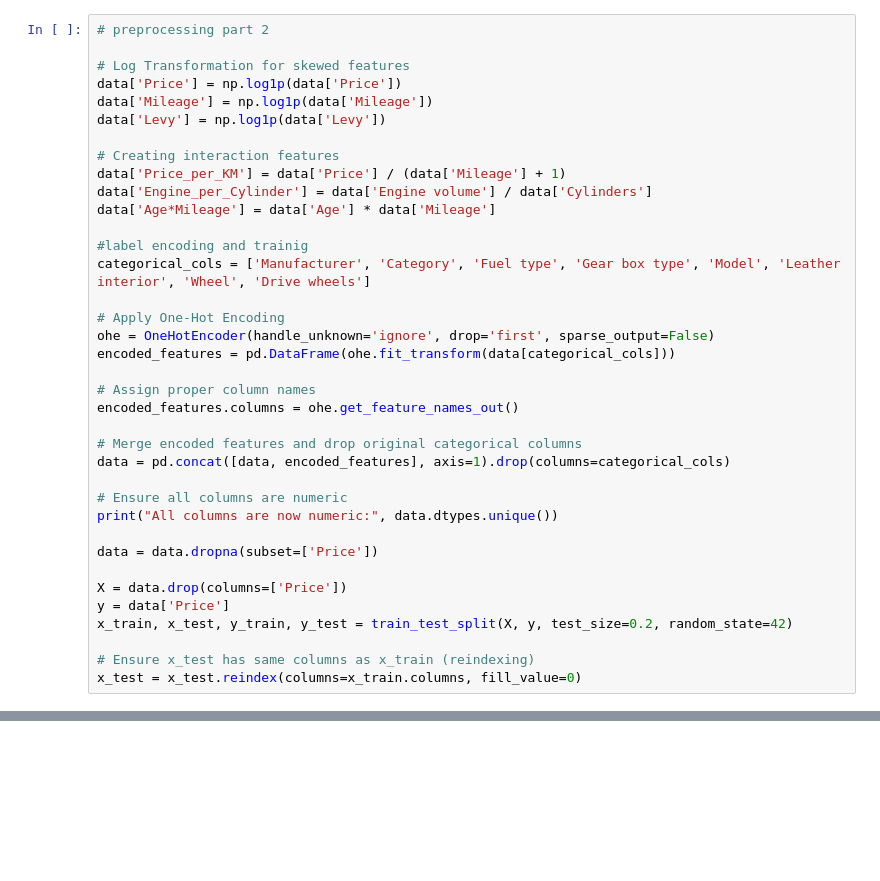
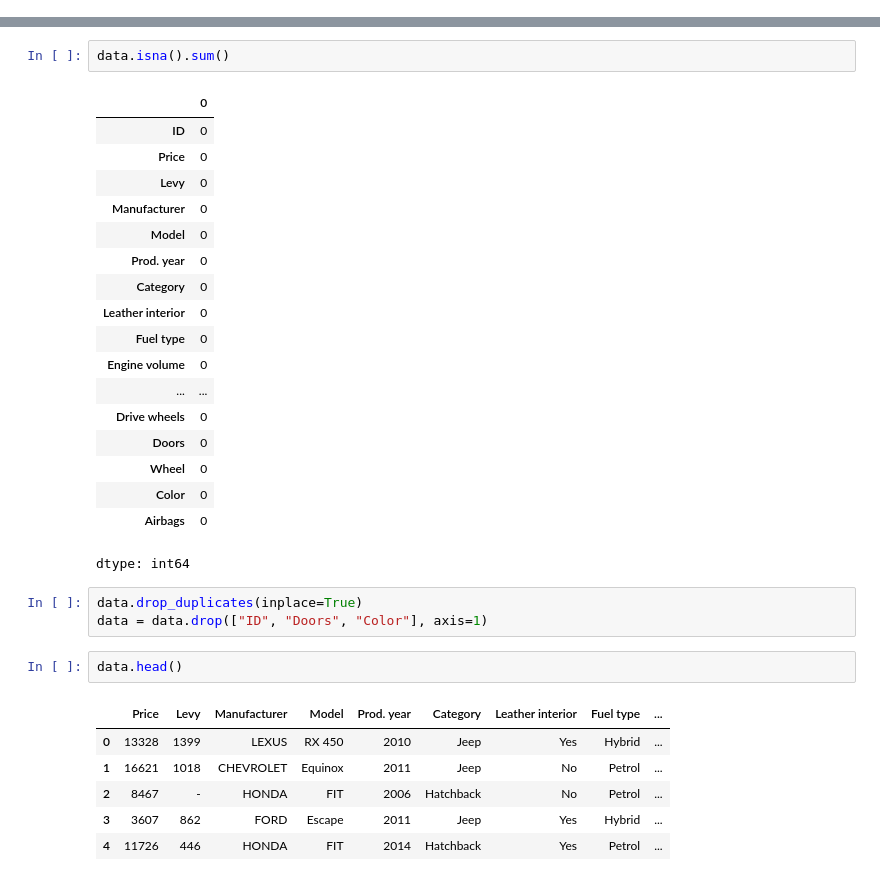
Before and after one commit to saif-gitreps/Car-price-prediction-model, a Jupyter notebook: main.ipynb, the cells around one changed output, grey strips where cells are left out. Saved outputs shown, nothing was run; the diff lists cells and outputs as text; blank space fills up the shorter version.

Commit message:
Update: Preprocessing steps and single data prediction.

```diff
--- a/main.ipynb
+++ b/main.ipynb
@@ -100,37 +27,0 @@ for col in numeric_data:
-# %%
-# preprocessing part 2
-
-# Log Transformation for skewed features
-data['Price'] = np.log1p(data['Price'])
-data['Mileage'] = np.log1p(data['Mileage'])
-data['Levy'] = np.log1p(data['Levy'])
-
-# Creating interaction features
-data['Price_per_KM'] = data['Price'] / (data['Mileage'] + 1)
-data['Engine_per_Cylinder'] = data['Engine volume'] / data['Cylinders']
-data['Age*Mileage'] = data['Age'] * data['Mileage']
-
-#label encoding and trainig
-categorical_cols = ['Manufacturer', 'Category', 'Fuel type', 'Gear box type', 'Model', 'Leather interior', 'Wheel', 'Drive wheels']
-
-# Apply One-Hot Encoding
-ohe = OneHotEncoder(handle_unknown='ignore', drop='first', sparse_output=False)
-encoded_features = pd.DataFrame(ohe.fit_transform(data[categorical_cols]))
-
-# Assign proper column names
-encoded_features.columns = ohe.get_feature_names_out()
-
-# Merge encoded features and drop original categorical columns
-data = pd.concat([data, encoded_features], axis=1).drop(columns=categorical_cols)
-
-# Ensure all columns are numeric
-print("All columns are now numeric:", data.dtypes.unique())
-
-data = data.dropna(subset=['Price'])
-
-X = data.drop(columns=['Price'])
-y = data['Price']
-x_train, x_test, y_train, y_test = train_test_split(X, y, test_size=0.2, random_state=42)
-
-# Ensure x_test has same columns as x_train (reindexing)
-x_test = x_test.reindex(columns=x_train.columns, fill_value=0)
@@ -354,0 +28,33 @@ Predicted Car Price: $8.047884
+# %%
+data.isna().sum()
+# %% [output]
+|  | 0 |
+| ID | 0 |
+| Price | 0 |
+| Levy | 0 |
+| Manufacturer | 0 |
+| Model | 0 |
+| Prod. year | 0 |
+| Category | 0 |
+| Leather interior | 0 |
+| Fuel type | 0 |
+| Engine volume | 0 |
+| ... | ... |
+| Drive wheels | 0 |
+| Doors | 0 |
+| Wheel | 0 |
+| Color | 0 |
+| Airbags | 0 |
+dtype: int64
+# %%
+data.drop_duplicates(inplace=True)
+data = data.drop(["ID", "Doors", "Color"], axis=1)
+# %%
+data.head()
+# %% [output]
+|  | Price | Levy | Manufacturer | Model | Prod. year | Category | Leather interior | Fuel type | ... |
+| 0 | 13328 | 1399 | LEXUS | RX 450 | 2010 | Jeep | Yes | Hybrid | ... |
+| 1 | 16621 | 1018 | CHEVROLET | Equinox | 2011 | Jeep | No | Petrol | ... |
+| 2 | 8467 | - | HONDA | FIT | 2006 | Hatchback | No | Petrol | ... |
+| 3 | 3607 | 862 | FORD | Escape | 2011 | Jeep | Yes | Hybrid | ... |
+| 4 | 11726 | 446 | HONDA | FIT | 2014 | Hatchback | Yes | Petrol | ... |
```
Also changed, not shown: parts of 29 cells of this notebook, 4 other files.
